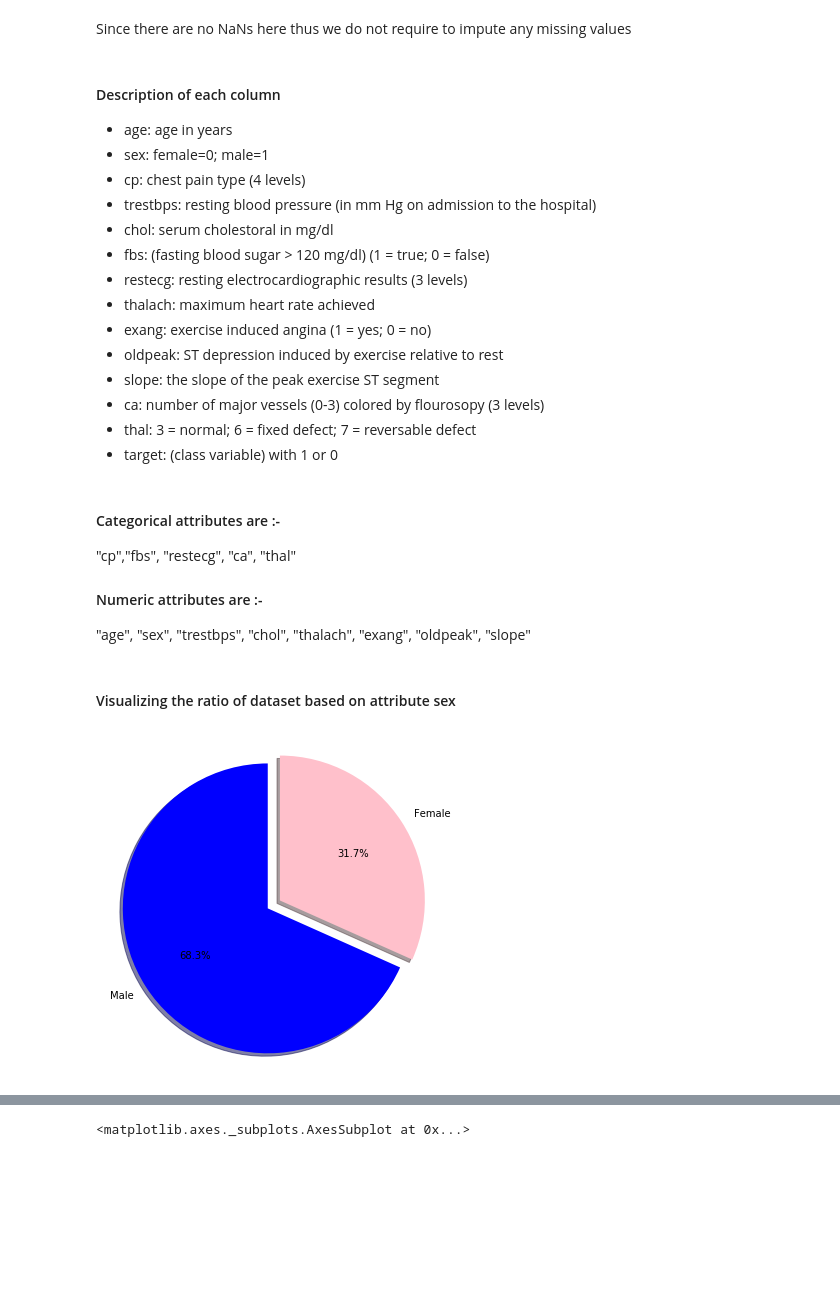
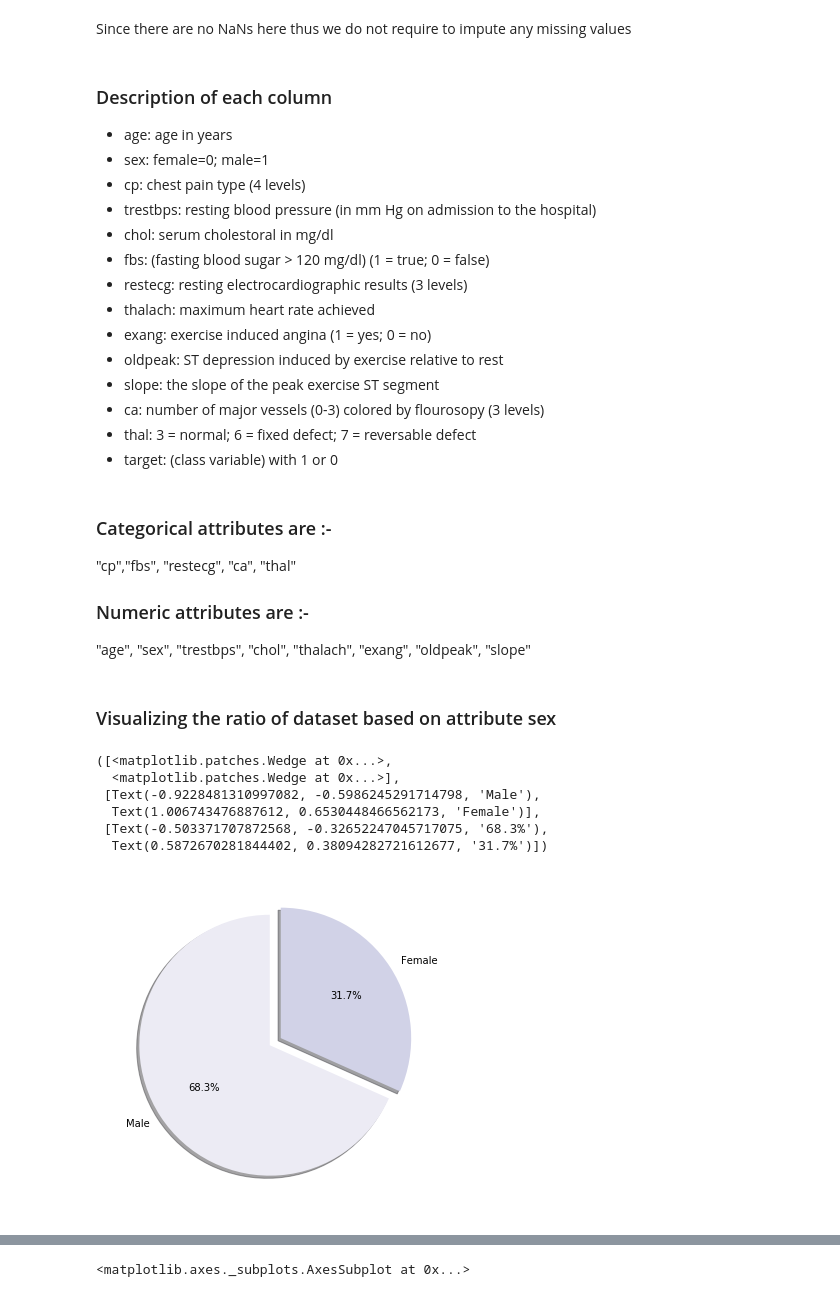
Before and after one commit to chauhan-nitin/UCI_HeartDisease, a Jupyter notebook: heartdisease.ipynb, the cells around one changed output, grey strips where cells are left out. Cells and saved outputs as stored; diff of their text form; code cells hidden in the pictures; blank space fills up the shorter version.

```diff
--- a/heartdisease.ipynb
+++ b/heartdisease.ipynb
@@ -61,7 +61,7 @@ dtype: int64
 # %% [markdown]
 Since there are no NaNs here thus we do not require to impute any missing values
 # %% [markdown]
-#### Description of each column
+### Description of each column
 * age: age in years
 * sex: female=0; male=1
 * cp: chest pain type (4 levels)
@@ -77,29 +77,31 @@ Since there are no NaNs here thus we do not require to impute any missing values
 * thal: 3 = normal; 6 = fixed defect; 7 = reversable defect
 * target: (class variable) with 1 or 0
 # %% [markdown]
-#### Categorical attributes are :-
+### Categorical attributes are :-
 "cp","fbs", "restecg", "ca", "thal"
 
-#### Numeric attributes are :-
+### Numeric attributes are :-
 "age", "sex", "trestbps", "chol", "thalach", "exang", "oldpeak", "slope"
 # %% [markdown]
-#### Visualizing the ratio of dataset based on attribute sex
+### Visualizing the ratio of dataset based on attribute sex
 # %%
 male =len(datafr[datafr['sex'] == 1])
 female = len(datafr[datafr['sex']== 0])
-
-plt.figure(figsize=(6,6))
 
 # Data to plot
 labels = 'Male','Female'
 sizes = [male,female]
 
 # Plot
-plt.pie(sizes, explode=(0, 0.1), labels=labels, colors=['blue','pink'],
+plt.figure(figsize=(6,6))
+plt.pie(sizes, explode=(0, 0.1), labels=labels, colors=sns.color_palette("Purples"),
 autopct='%1.1f%%', shadow=True, startangle=90)
-
-plt.axis('equal')
-plt.show()
 # %% [output]
+([<matplotlib.patches.Wedge at 0x...>,
+  <matplotlib.patches.Wedge at 0x...>],
+ [Text(-0.9228481310997082, -0.5986245291714798, 'Male'),
+  Text(1.006743476887612, 0.6530448466562173, 'Female')],
+ [Text(-0.503371707872568, -0.32652247045717075, '68.3%'),
+  Text(0.5872670281844402, 0.38094282721612677, '31.7%')])
-[figure, old version]
+[figure, new version]
 # %% [markdown]
```
Also changed, not shown: parts of 30 cells of this notebook.
